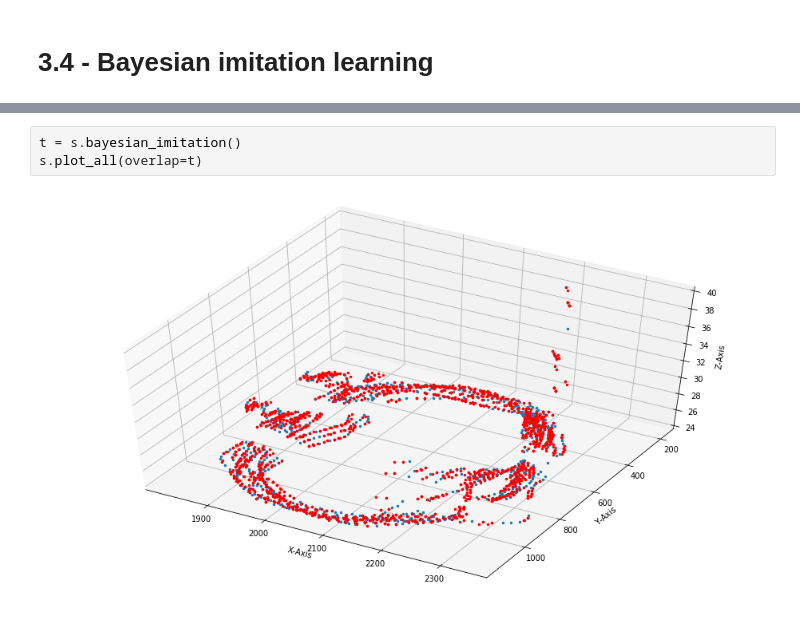
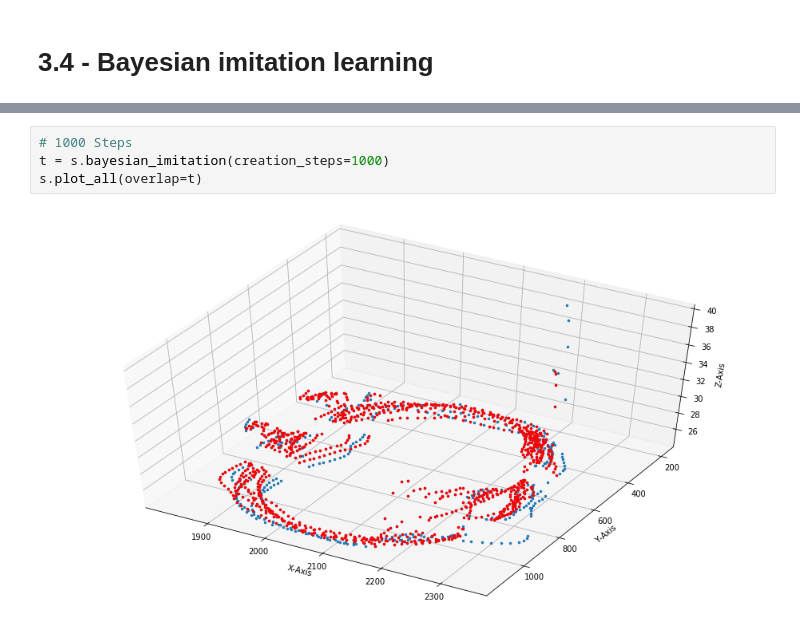
Before and after one commit to LeKono/gameAI, a Jupyter notebook: Presentation.ipynb, the cells around one changed output, grey strips where cells are left out. Saved outputs shown, nothing was run; the diff lists cells and outputs as text.

```diff
--- a/Presentation.ipynb
+++ b/Presentation.ipynb
@@ -69,5 +74,6 @@ s2.train(t_max=5000)
 # %%
-t = s.bayesian_imitation()
+# 1000 Steps
+t = s.bayesian_imitation(creation_steps=1000)
 s.plot_all(overlap=t)
 # %% [output]
-[figure, old version]
+[figure, new version]
```
Also changed, not shown: parts of 6 cells of this notebook, 1 other file.
